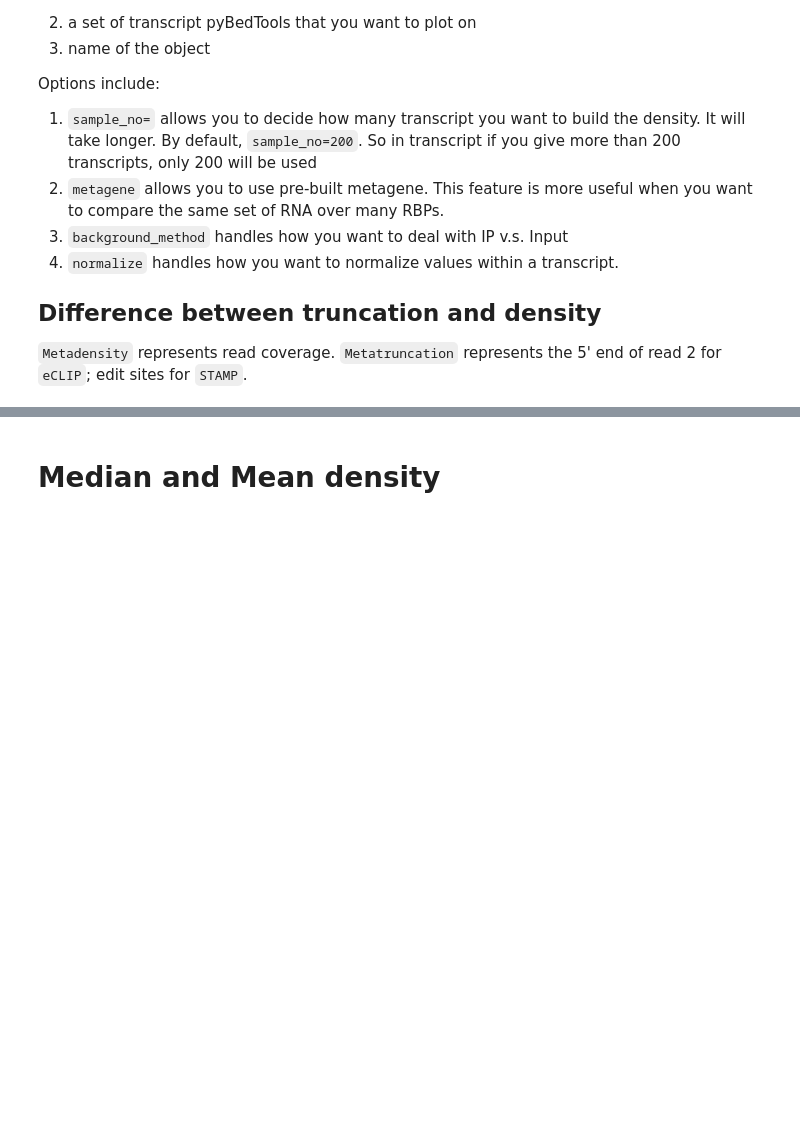
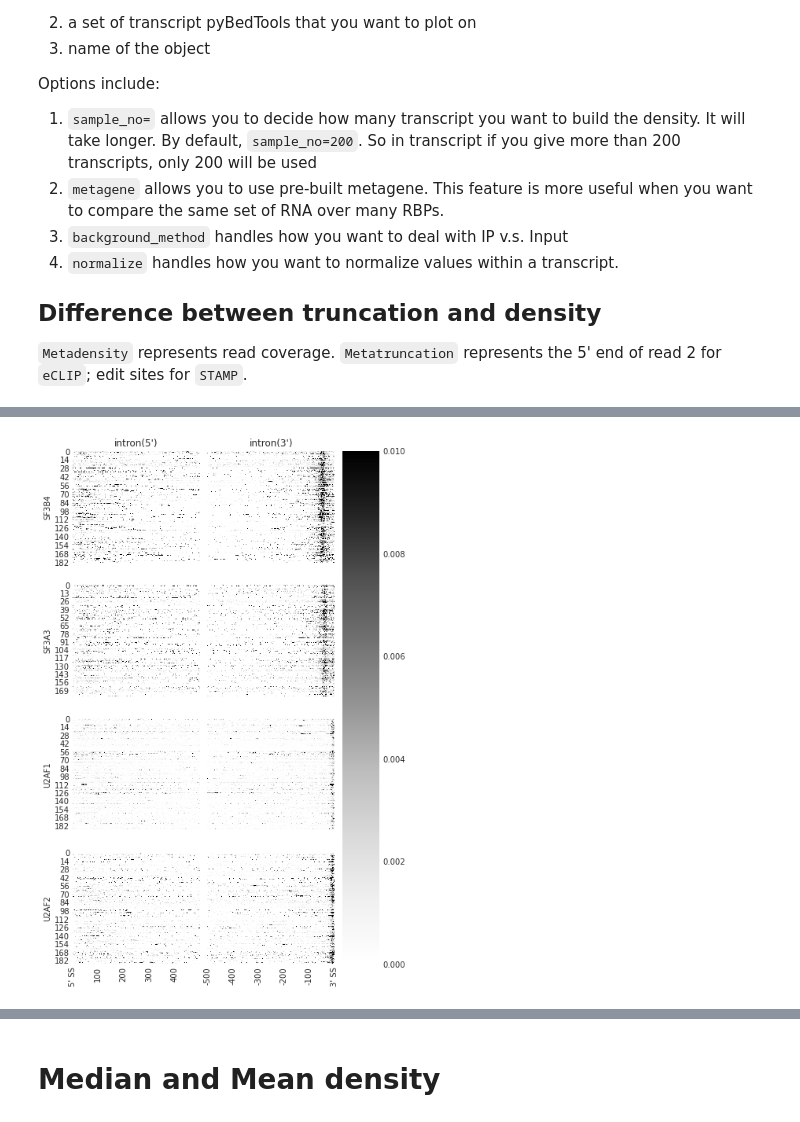
Before and after one commit to algaebrown/Metadensity, a Jupyter notebook: docs/source/1_Example_on_SF3B4.ipynb, the cells around one changed output, grey strips where cells are left out. Cells and saved outputs as stored; diff of their text form; code cells hidden in the pictures; blank space fills up the shorter version.

```diff
--- a/docs/source/1_Example_on_SF3B4.ipynb
+++ b/docs/source/1_Example_on_SF3B4.ipynb
@@ -109,8 +110,10 @@ AttributeError: 'list' object has no attribute 'eCLIP'
 # %%
 ### PLOT INDIVIDUAL TRUNCATION SITES
 
-f = plot_rbp_map(trun[0], features_to_show = ['intron'], cmap = 'Greys', ymax = 0.01)
+f = plot_rbp_map(trun, features_to_show = ['intron'], cmap = 'Greys', ymax = 0.01)
 f.savefig('SF3B4_rnamap.svg', dpi = 300)
+# %% [output]
+[figure, added]
 # %%
 ### PLOT INDIVIDUAL TRUNCATION SITES
 
```
Also changed, not shown: parts of 12 cells of this notebook, 7 other files.
